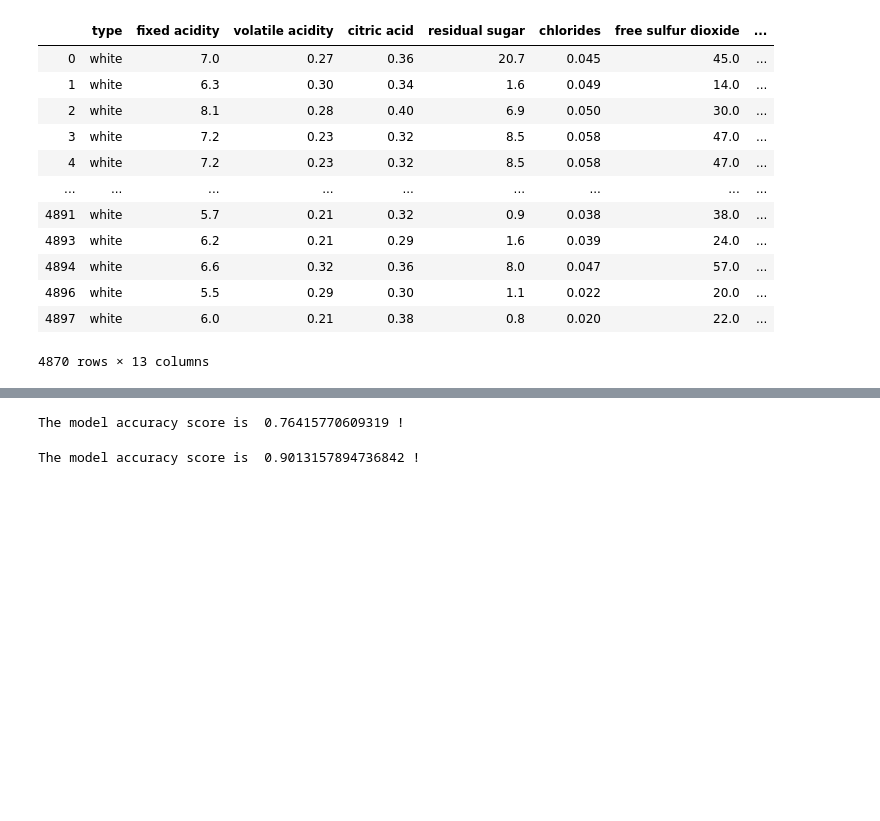
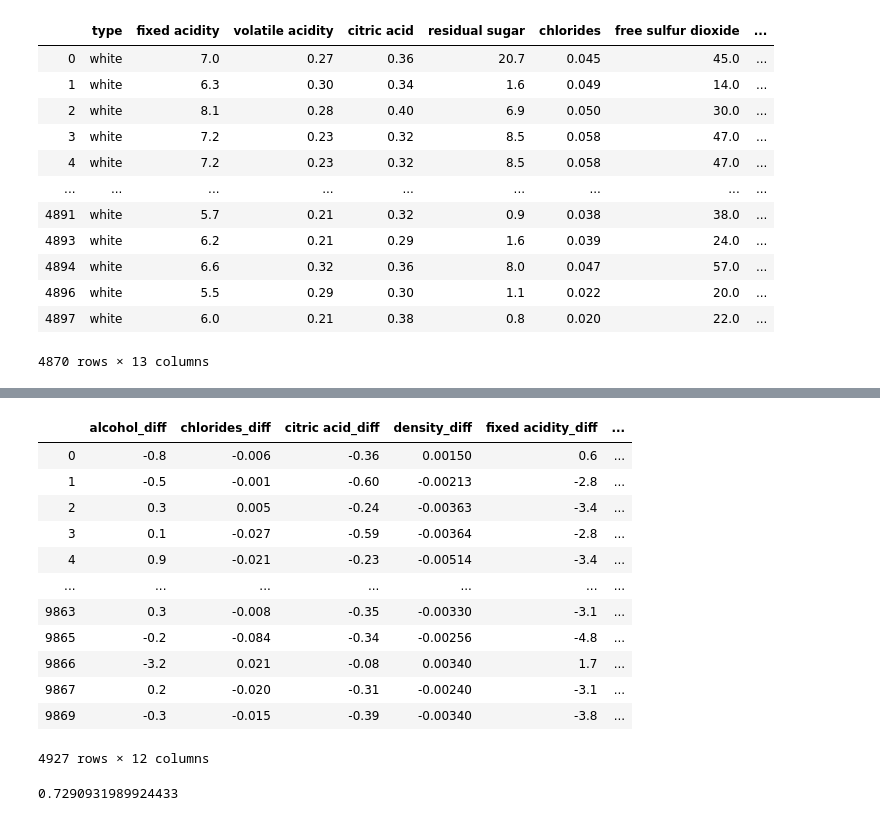
Before and after one commit to RayHYAN/INST0060_GroupWork, a Jupyter notebook: PROJECT CODE/Data pre processing.ipynb, the cells around one changed output, grey strips where cells are left out. Cells and saved outputs as stored; diff of their text form; code cells hidden in the pictures; blank space fills up the shorter version.

Commit message:
Updated file with new accuracy score function

```diff
--- a/PROJECT CODE/Data pre processing.ipynb
+++ b/PROJECT CODE/Data pre processing.ipynb
@@ -105,3 +149,19 @@ feature_mapping(red_concat)
+# %%
+from fomlads.evaluate.eval_regression import train_and_test_partition
+from fomlads.evaluate.eval_regression import train_and_test_filter
+
+
+def training_validation_split(data_frame, randomseed=0):
+    """
+    Inputs the dataframe for either red and white wine and splits it in half with half used for training
+    and validation and the other half for testing
+
+    """
+    training_filter, test_filter = train_and_test_filter(len(data_frame),test_fraction=0.5)
+    data_frame_training_validation = data_frame[training_filter]
+    data_frame_testing = data_frame[test_filter]
+
+    return data_frame_training_validation,data_frame_testing
 # %%
 from fomlads.evaluate.eval_regression import train_and_test_partition
 from fomlads.evaluate.eval_regression import train_and_test_filter
@@ -147,26 +238,31 @@ import matplotlib.pyplot as plt
-# %%
-# Train the model
-# Generate an empty model
-LR_model_W = LogisticRegression()
-# Train the model to get beta parameters
-LR_model_W.fit(W_train_inputs, W_train_targets)
-# Make predictions
-W_pred_proba = LR_model_W.predict_proba(W_test_inputs)
-W_pred_label = LR_model_W.predict(W_test_inputs)
-# Model performance evaluation
-print("The model accuracy score is ", accuracy_score(W_test_targets, W_pred_label), "!")
-# %% [output]
-The model accuracy score is  0.76415770609319 !
-# %%
-# Train the model
-# Generate an empty model
-LR_model_R = LogisticRegression()
-# Train the model to get beta parameters
-LR_model_R.fit(R_train_inputs, R_train_targets)
-# Make predictions
-R_pred_proba = LR_model_R.predict_proba(R_test_inputs)
-R_pred_label = LR_model_R.predict(R_test_inputs)
-# Model performance evaluation
-print("The model accuracy score is ", accuracy_score(R_test_targets, R_pred_label), "!")
-# %% [output]
-The model accuracy score is  0.9013157894736842 !
+# %%
+training_validation_split(FM_RED,randomseed=1)[0]
+# %% [output]
+|  | alcohol_diff | chlorides_diff | citric acid_diff | density_diff | fixed acidity_diff | ... |
+| 0 | -0.8 | -0.006 | -0.36 | 0.00150 | 0.6 | ... |
+| 1 | -0.5 | -0.001 | -0.60 | -0.00213 | -2.8 | ... |
+| 2 | 0.3 | 0.005 | -0.24 | -0.00363 | -3.4 | ... |
+| 3 | 0.1 | -0.027 | -0.59 | -0.00364 | -2.8 | ... |
+| 4 | 0.9 | -0.021 | -0.23 | -0.00514 | -3.4 | ... |
+| ... | ... | ... | ... | ... | ... | ... |
+| 9863 | 0.3 | -0.008 | -0.35 | -0.00330 | -3.1 | ... |
+| 9865 | -0.2 | -0.084 | -0.34 | -0.00256 | -4.8 | ... |
+| 9866 | -3.2 | 0.021 | -0.08 | 0.00340 | 1.7 | ... |
+| 9867 | 0.2 | -0.020 | -0.31 | -0.00240 | -3.1 | ... |
+| 9869 | -0.3 | -0.015 | -0.39 | -0.00340 | -3.8 | ... |
+4927 rows × 12 columns
+# %%
+#Logistic regression
+
+from fomlads.model.classification import logistic_regression_fit
+from fomlads.model.classification import logistic_regression_predict
+
+W_inputs,W_targets,W_test_inputs,W_test_targets = dframe_train_test_input_target(FM_WHITE,0.8)#W stands for white
+
+W_weight = logistic_regression_fit(W_inputs,W_targets)
+predicted_wine_targets = logistic_regression_predict(W_test_inputs,weight)
+accuracy = accuracy_score(predicted_wine_targets,W_test_targets)
+
+print(accuracy)
+# %% [output]
+0.7290931989924433
```
Also changed, not shown: parts of 17 cells of this notebook.
